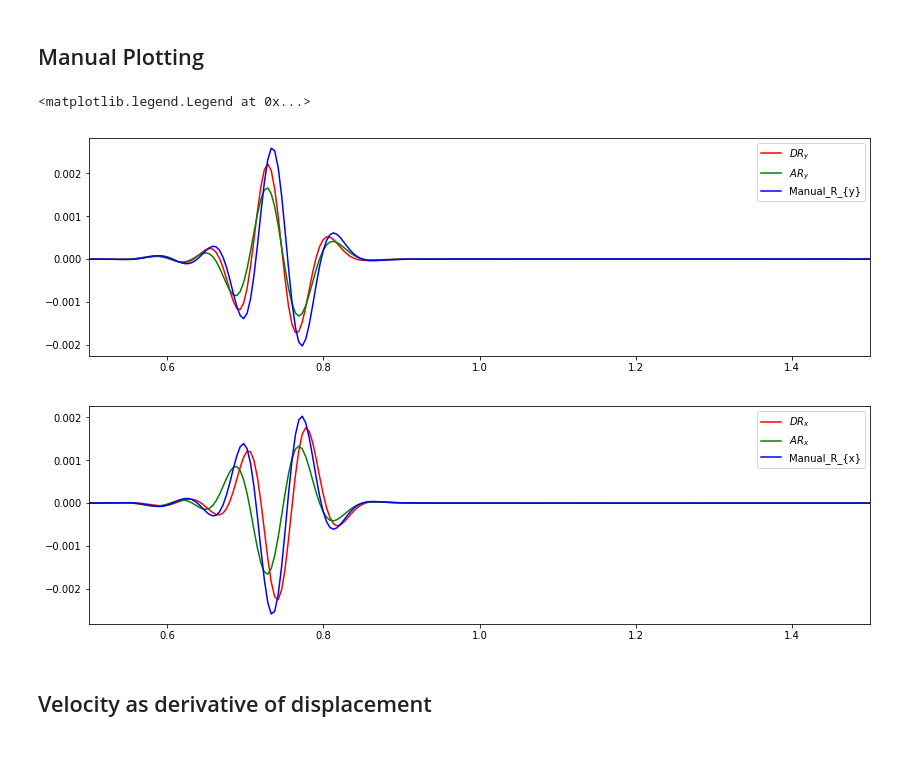
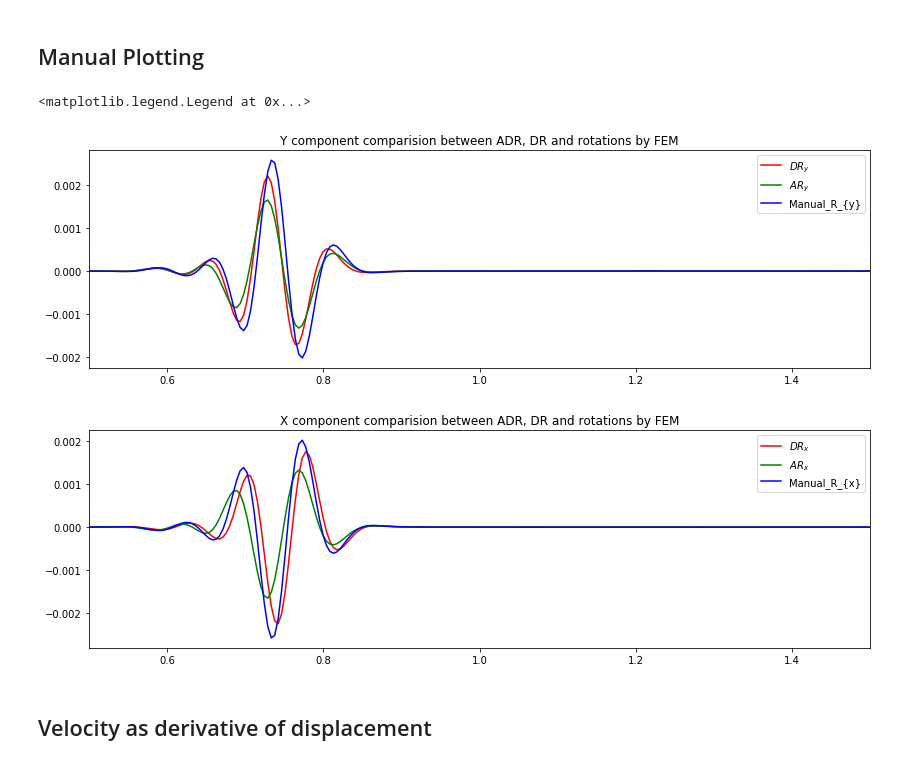
Before and after one commit to Anokhi1994/6C-Seismic-Observations, a Jupyter notebook: 16May_39_5m.ipynb, the cells around one changed output. Drawn from its saved outputs; the diff is of its cells as text; code cells hidden in the pictures.

```diff
--- a/16May_39_5m.ipynb
+++ b/16May_39_5m.ipynb
@@ -613,27 +613,29 @@ print(Cor_Z)
 # %%
 
 fig = plt.figure(figsize=(14,4))
 omega_y_5 = (st5_z[0].data - st2_z[0].data)/39.5
 fig.add_subplot()
 plt.plot(st5_curly[0].times(), (st5_curly[0].data)/2, color = 'r',label='$DR_{y}$')
 plt.plot(seisrotv[2].times(), seisrotv[2].data, color = 'g', label='$AR_{y}$')
 plt.plot(st5_curly[0].times(), omega_y_5, color = 'b', label='Manual_R_{y}')
 plt.xlim([0.5,1.5])
+plt.title("Y component comparision between ADR, DR and rotations by FEM")
 plt.legend()
 
 
 omega_x_5 = (st6_z[0].data - st5_z[0].data)/39.5
 fig = plt.figure(figsize=(14,4))
 fig.add_subplot()
 plt.plot(st2_curly[0].times(), (st2_curlx[0].data)/2, color = 'r',label='$DR_{x}$')
 plt.plot(seisrotv[1].times(), seisrotv[1].data, color = 'g',  label='$AR_{x}$')
 plt.plot(st2_curly[0].times(), omega_x_5, color = 'b', label='Manual_R_{x}')
+plt.title("X component comparision between ADR, DR and rotations by FEM")
 plt.xlim([0.5,1.5])
 plt.legend()
 # %% [output]
 <matplotlib.legend.Legend at 0x...>
-[figure, old version]
+[figure, new version]
-[figure, old version]
+[figure, new version]
 # %% [markdown]
 ##  Velocity as derivative of displacement ##
 # %%
```
Also changed, not shown: parts of 2 cells of this notebook.
